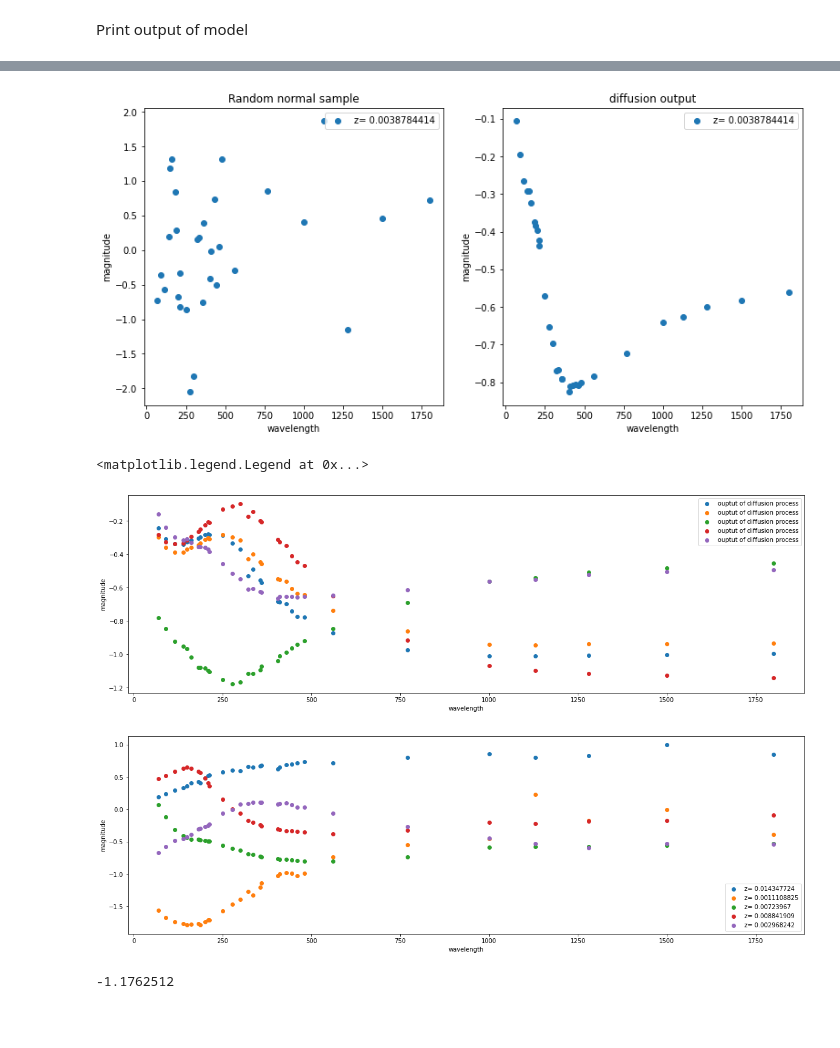
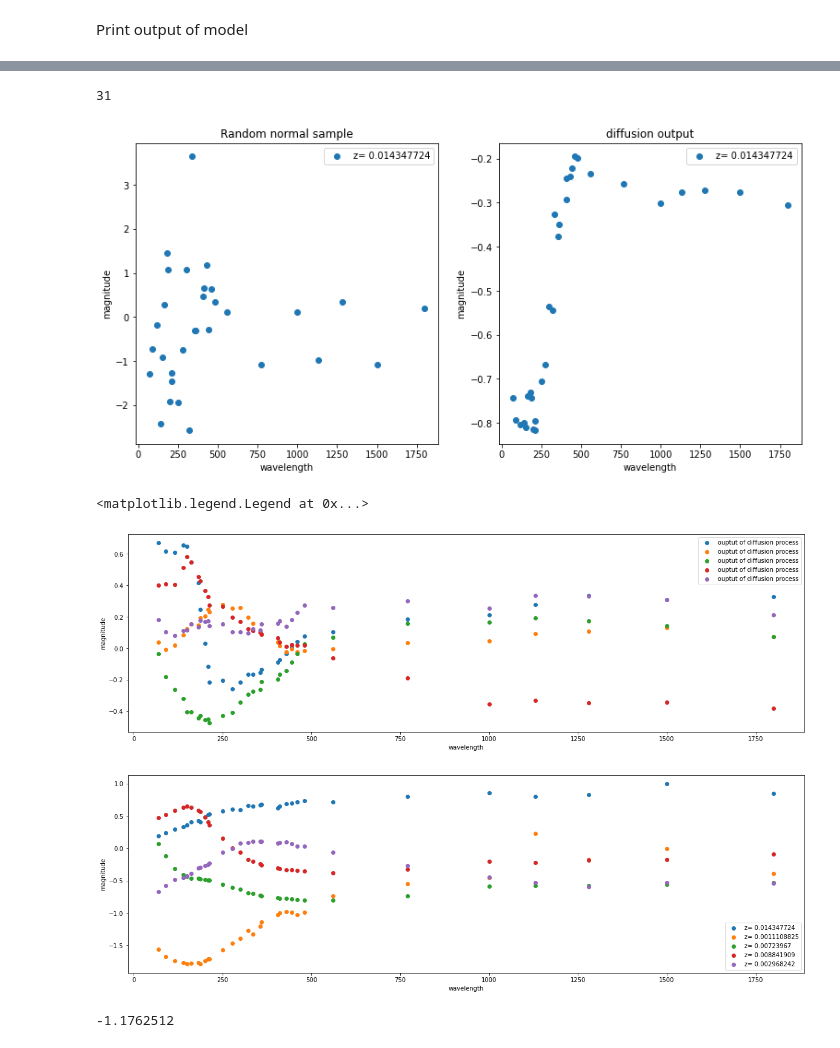
Before and after one commit to smoffe1604/BSc, a Jupyter notebook: main.ipynb, the cells around one changed output, grey strips where cells are left out. Saved outputs shown, nothing was run; the diff lists cells and outputs as text; code cells hidden in the pictures; blank space fills up the shorter version.

```diff
--- a/main.ipynb
+++ b/main.ipynb
@@ -61,7 +61,7 @@ wavelengths = data['wavelengths']
 spectra = data['spectra']
 z = data['z']
 df_X = pd.DataFrame(data['X'])
-outlier_columns = df_X.columns[df_X.eq(58.9).any(axis = 0)]
+outlier_columns = df_X.columns[df_X.gt(58.8).any(axis = 0)]
 df_X = df_X.drop(outlier_columns, axis = 1)
 X = df_X.to_numpy()
 
@@ -380,2 +394,6 @@ torch.save(model.state_dict(), 'model_param.pt')
 df_loss = pd.DataFrame({"time": running_loss_arr.reshape(-1, 2).transpose()[0], "loss": running_loss_arr.reshape(-1, 2).transpose()[1]})
 df_loss.to_csv('losses.csv', index = False)
+# %%
+model = BigUNet().double().to(device)
+model.load_state_dict(torch.load('output/model_param_model_big.pt'))
+model.eval()
@@ -471,32 +434,36 @@ def denoise(X, T = 100):
         X_noise = model(X)
         X = X - X_noise
     return X
+# %%
+len(filter_wls)
+# %% [output]
+31
 # %%
 mu, sigma = np.zeros(31), np.identity(31)
 X_t = np.random.multivariate_normal(mu, sigma)
 X_t_denoise = denoise(X_t).cpu().detach()
 
 plt.figure(figsize= (20, 6))
 
 plt.subplot(1, 3, 1)
 plt.title('Random normal sample')
-plt.scatter(filter_wls, X_t, label = "z= "+str(z[p1,0]))
+plt.scatter(filter_wls, X_t, label = "z= "+str(z[0,0]))
 plt.ylabel("magnitude")
 #plt.ylim(30,10)
 plt.xlabel("wavelength")
 plt.legend()
 
 plt.subplot(1, 3, 2)
 plt.title('diffusion output')
-plt.scatter(filter_wls, X_t_denoise, label = "z= "+str(z[p1,0]))
+plt.scatter(filter_wls, X_t_denoise, label = "z= "+str(z[0,0]))
 plt.ylabel("magnitude")
 #plt.ylim(30,10)
 plt.xlabel("wavelength")
 plt.legend()
 
 plt.savefig('data/foo.png')
 # %% [output]
-[figure, old version]
+[figure, new version]
 # %%
 
 
@@ -524,7 +491,7 @@ plt.xlabel("wavelength")
 plt.legend()
 # %% [output]
 <matplotlib.legend.Legend at 0x...>
-[figure, old version]
+[figure, new version]
 [figure]
 # %%
 # %% [output]
```
Also changed, not shown: parts of 10 cells of this notebook, 1 other file.
